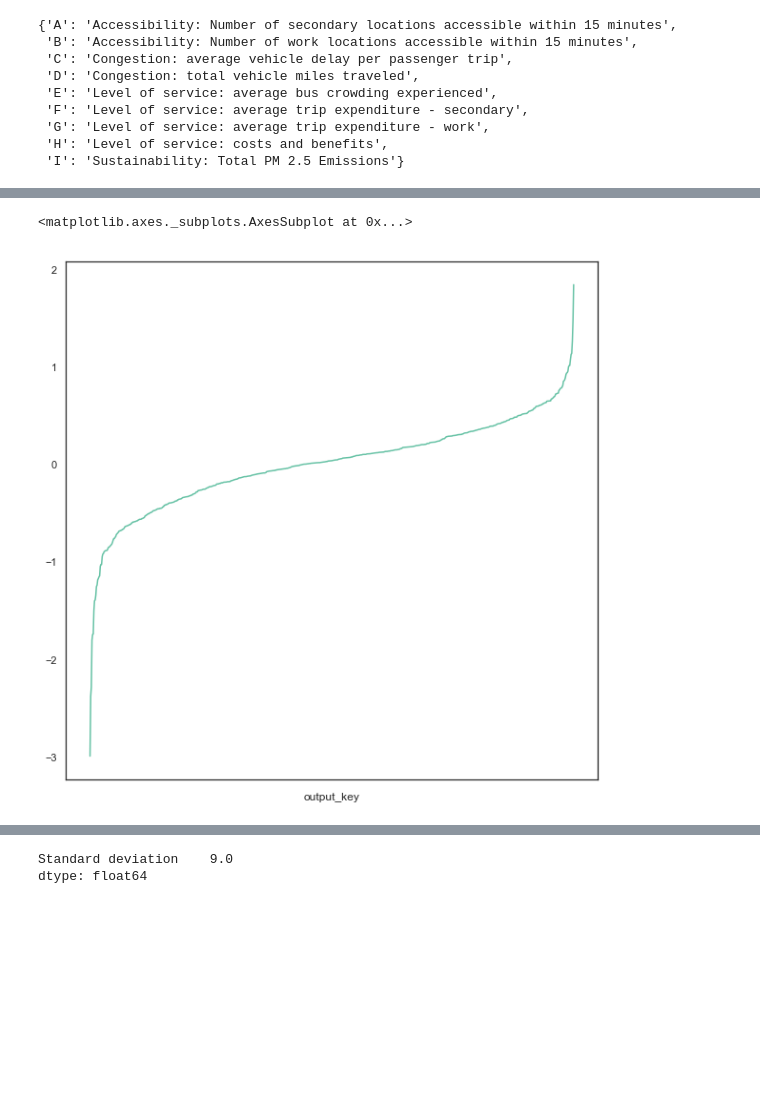
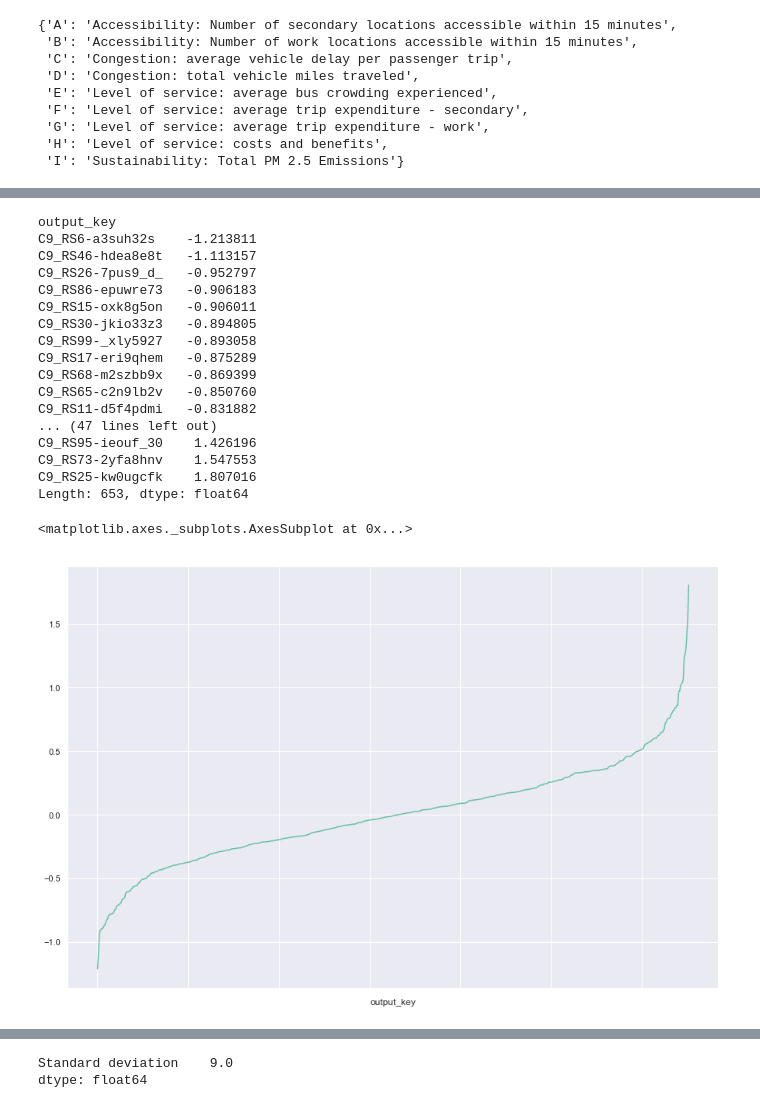
Before and after one commit to bistro-its-berkeley/BISTRO-Starter-Kit, a Jupyter notebook: utilities/RandomSearchResultsAnalysis.ipynb, the cells around one changed output, grey strips where cells are left out. Saved outputs shown, nothing was run; the diff lists cells and outputs as text; code cells hidden in the pictures; blank space fills up the shorter version.

```diff
--- a/utilities/RandomSearchResultsAnalysis.ipynb
+++ b/utilities/RandomSearchResultsAnalysis.ipynb
@@ -85,7 +115,7 @@ from mpl_toolkits.mplot3d import Axes3D
 import matplotlib.pyplot as plt
 # %%
 # Set plotting config
-sns.set_style('white')
+sns.set_style('darkgrid')
 sns.set_palette('Set2')
 sns.set_context('notebook')
 
@@ -313,6 +365,6 @@ wide_score_summary.drop('submission_score',axis=1)
 # %%
 sns.set_context('notebook')
-sns.set_palette('Set1')
+sns.set_palette('Set2')
 
 fig, ax = plt.subplots()
 fig.set_size_inches(7,5)
@@ -329,7 +381,7 @@ sns.despine()
 # %%
 fig, ax = plt.subplots()
 fig.set_size_inches(10,8)
-sns.set_palette('Set3')
+sns.set_palette('Set2')
 sns.despine()
 pd.DataFrame(dict(zip(columns,ser))).plot(kind='box',ax=ax)
 fig.savefig('img/{}/{}/aggregate_box.png'.format(exploration_name,experiment_type),dpi=300)
@@ -377,7 +429,7 @@ stds = wide_scores.values.std(axis=0)
 # min-max normalization
 fig, ax = plt.subplots()
 fig.set_size_inches(10,8)
-sns.set_palette('Set3')
+sns.set_palette('Set2')
 pd.DataFrame((wide_scores.values-mins)/denom,columns=columns).plot(kind='box',title='Min-Max Normalization',ax=ax)
 plt.savefig('img/min_max_norm.png',format='png',dpi=150)
 plt.show()
@@ -385,7 +437,7 @@ plt.show()
 # mean normalization
 fig, ax = plt.subplots()
 fig.set_size_inches(10,8)
-sns.set_palette('Set3')
+sns.set_palette('Set2')
 pd.DataFrame((wide_scores.values-means)/denom,columns=columns).plot(kind='box',title='Mean Normalization',ax=ax)
 plt.savefig('img/mean_norm.png',format='png',dpi=150)
 plt.show()
@@ -393,7 +445,7 @@ plt.show()
 # standardization
 fig, ax = plt.subplots()
 fig.set_size_inches(10,8)
-sns.set_palette('Set3')
+sns.set_palette('Set2')
 pd.DataFrame(((wide_scores.values-means)/stds),columns=columns).plot(kind='box',ax=ax)
 sns.despine()
 plt.savefig('img/standardization.png',format='png',dpi=150)
@@ -510,13 +584,33 @@ transformed_scores=sc_fit.transform(wide_scores)
 # %%
 transformed_scores=pd.DataFrame(columns = wide_scores.columns,data=transformed_scores)
 transformed_scores.set_index(wide_scores.index,inplace=True)
+# %%
+transformed_scores.mean(axis=1).sort_values(ascending=True)
+# %% [output]
+output_key
+C9_RS6-a3suh32s    -1.213811
+C9_RS46-hdea8e8t   -1.113157
+C9_RS26-7pus9_d_   -0.952797
+C9_RS86-epuwre73   -0.906183
+C9_RS15-oxk8g5on   -0.906011
+C9_RS30-jkio33z3   -0.894805
+C9_RS99-_xly5927   -0.893058
+C9_RS17-eri9qhem   -0.875289
+C9_RS68-m2szbb9x   -0.869399
+C9_RS65-c2n9lb2v   -0.850760
+C9_RS11-d5f4pdmi   -0.831882
+... (47 lines left out)
+C9_RS95-ieouf_30    1.426196
+C9_RS73-2yfa8hnv    1.547553
+C9_RS25-kw0ugcfk    1.807016
+Length: 653, dtype: float64
 # %%
 fig, ax = plt.subplots()
-fig.set_size_inches(10,10)
+fig.set_size_inches(15,10)
 transformed_scores.mean(axis=1).sort_values().plot(ax=ax)
 # %% [output]
 <matplotlib.axes._subplots.AxesSubplot at 0x...>
-[figure, old version]
+[figure, new version]
 # %%
 full_transformed_scores = transformed_scores.mean(axis=1)
 top_full_scores = full_transformed_scores.sort_values()
```
Also changed, not shown: parts of 47 cells of this notebook, 2 other files.
